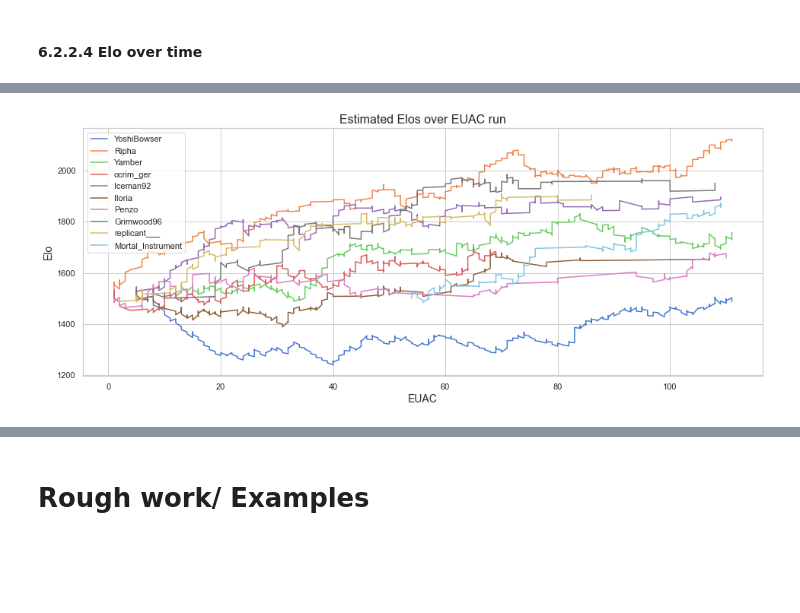
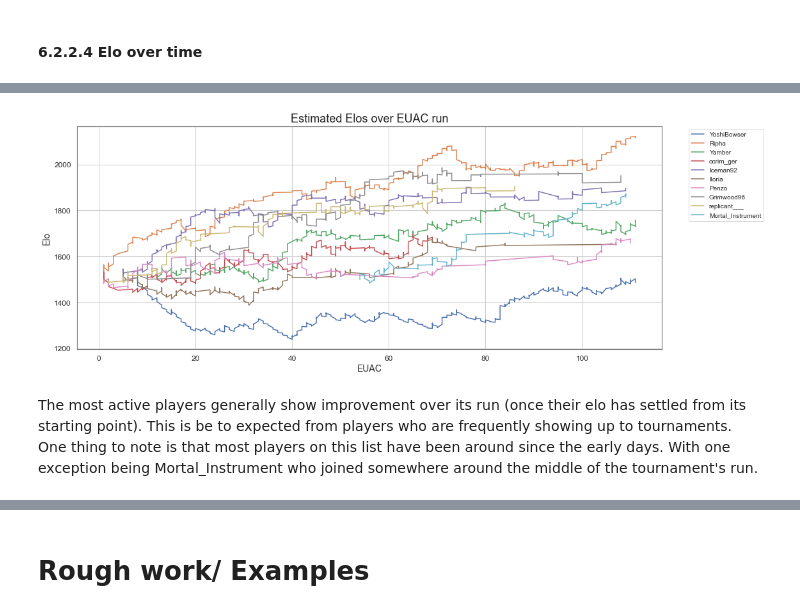
Before and after one commit to DarrenCCT/Tournament-Analysis, a Jupyter notebook: EUAC - Analysis.ipynb, the cells around one changed output, grey strips where cells are left out. Drawn from its saved outputs; the diff is of its cells as text; code cells hidden in the pictures; blank space fills up the shorter version.

```diff
--- a/EUAC - Analysis.ipynb
+++ b/EUAC - Analysis.ipynb
@@ -1250,12 +1243,0 @@ def firstEUAC(df, name):
-# %%
-eloArrayGrim = [1000]
-x = firstEUAC("Grimwood96")
-euacArrayGrim = [x]
-for a,b,c,d,e in zip(df["Player 1"], df["Player 2"], df["Player 1 Adjusted Elo"], df["Player 2 Adjusted Elo"], df["EUAC"]):
-    if a == "Grimwood96" or b == "Grimwood96":
-        if a == "Grimwood96":
-            eloArrayGrim.append(c)
-            euacArrayGrim.append(e)
-        else:
-            eloArrayGrim.append(d)
-            euacArrayGrim.append(e)
@@ -1264,5 +1243,0 @@ mostActive = eloExamples.sort_values(by="EUAC Appearances", ascending=False).hea
-# %%
-for i in mostActive["Player_Map"]:
-    a = firstEUAC(df, i)
-    print(i)
-    print(a)
@@ -1290,29 +1243,0 @@ Mortal_Instrument
-# %%
-plt.figure(figsize=(16, 6))  # Width = 16 inches, Height = 6 inches
-
-
-for players in mostActive["Player_Map"]:
-    eloArray = []
-    euacArray = []
-    eloArray = [1500] # Starting Point
-    firstTourney = firstEUAC(df, players)
-    euacArray = [firstTourney]
-    for a,b,c,d,e in zip(df["Player1"], df["Player2"], df["Player 1 Adjusted Elo"], df["Player 2 Adjusted Elo"], df["Tournament No"]):
-        if a == players or b == players:
-            if a == players:
-                eloArray.append(c)
-                euacArray.append(e)
-            else:
-                eloArray.append(d)
-                euacArray.append(e)
-    plt.plot(euacArray, eloArray, label=players)
-
-# Add labels, title, and legend
-plt.xlabel('EUAC')
-plt.ylabel('Elo')
-plt.title('Estimated Elos over EUAC run')
-plt.legend()
-
-plt.show()
-# %% [output]
-[figure, removed]
@@ -1318,0 +1253,34 @@ plt.show()
+# %%
+plt.figure(figsize=(16, 6))  # Width = 16 inches, Height = 6 inches
+
+
+for players in mostActive["Player_Map"]:
+    eloArray = []
+    euacArray = []
+    eloArray = [1500] # Starting Point
+    firstTourney = firstEUAC(df, players)
+    euacArray = [firstTourney]
+    for a,b,c,d,e in zip(df["Player1"], df["Player2"], df["Player 1 Adjusted Elo"], df["Player 2 Adjusted Elo"], df["Tournament No"]):
+        if a == players or b == players:
+            if a == players:
+                eloArray.append(c)
+                euacArray.append(e)
+            else:
+                eloArray.append(d)
+                euacArray.append(e)
+    plt.plot(euacArray, eloArray, label=players)
+
+# Add labels, title, and legend
+plt.xlabel('EUAC')
+plt.ylabel('Elo')
+plt.title('Estimated Elos over EUAC run')
+
+plt.legend(bbox_to_anchor=(1.04, 1), loc="upper left")
+plt.tight_layout()
+
+plt.show()
+# %% [output]
+[figure, added]
+# %% [markdown]
+The most active players generally show improvement over its run (once their elo has settled from its starting point). This is be to expected from players who are frequently showing up to tournaments.
+One thing to note is that most players on this list have been around since the early days. With one exception being Mortal_Instrument who joined somewhere around the middle of the tournament's run.
```
Also changed, not shown: parts of 36 cells of this notebook.
